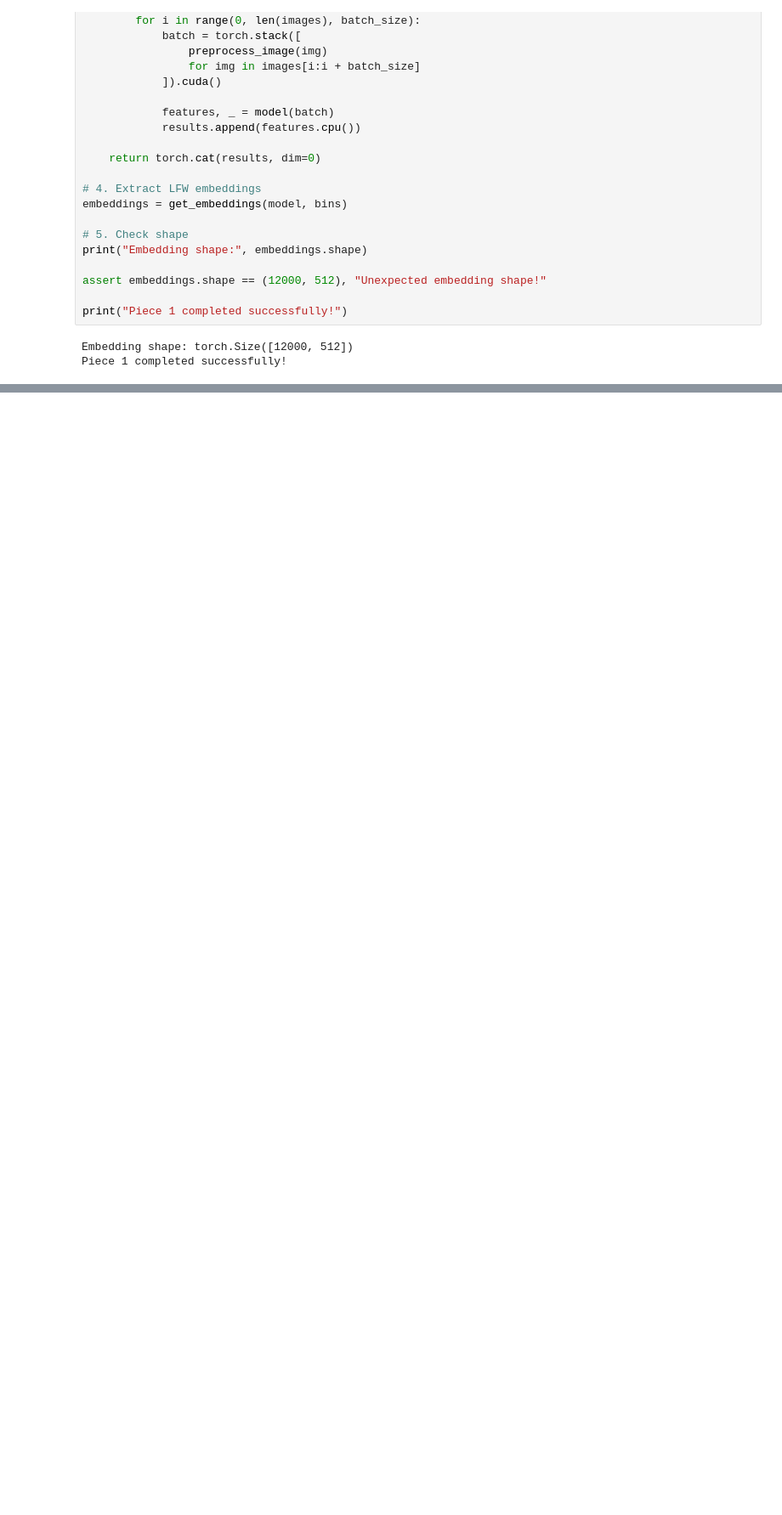
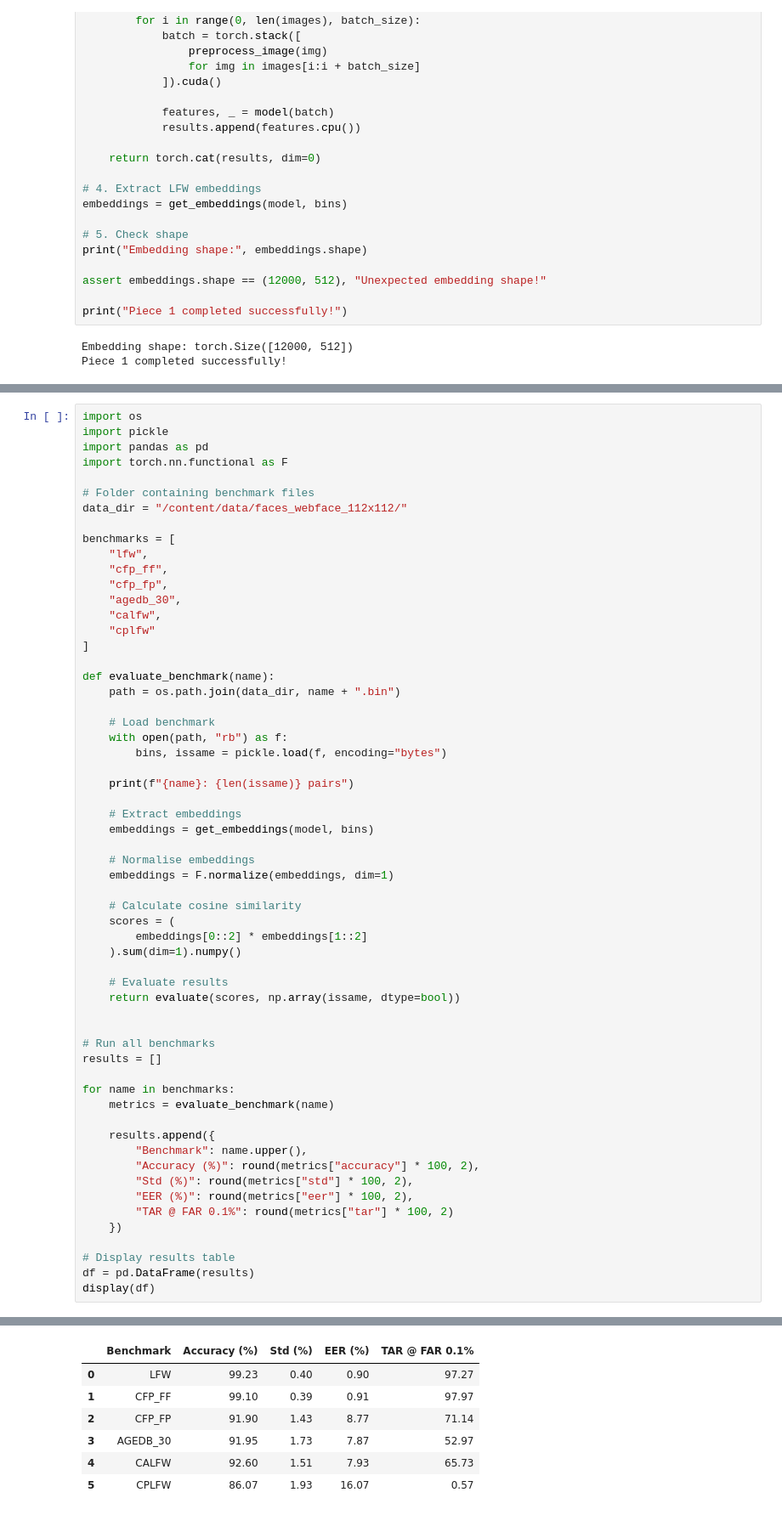
Before and after one commit to sreyabandyo/comp1818_face_verification, a Jupyter notebook: comp1818_face_verification.ipynb, the cells around one changed output, grey strips where cells are left out. Shown at 85% size. Saved outputs shown, nothing was run; the diff lists cells and outputs as text; blank space fills up the shorter version.

```diff
--- a/comp1818_face_verification.ipynb
+++ b/comp1818_face_verification.ipynb
@@ -278,0 +407,60 @@ Piece 1 completed successfully!
+# %%
+import os
+import pickle
+import pandas as pd
+import torch.nn.functional as F
+
+# Folder containing benchmark files
+data_dir = "/content/data/faces_webface_112x112/"
+
+benchmarks = [
+    "lfw",
+    "cfp_ff",
+    "cfp_fp",
+    "agedb_30",
+    "calfw",
+    "cplfw"
+]
+
+def evaluate_benchmark(name):
+    path = os.path.join(data_dir, name + ".bin")
+
+    # Load benchmark
+    with open(path, "rb") as f:
+        bins, issame = pickle.load(f, encoding="bytes")
+
+    print(f"{name}: {len(issame)} pairs")
+
+    # Extract embeddings
+    embeddings = get_embeddings(model, bins)
+
+    # Normalise embeddings
+    embeddings = F.normalize(embeddings, dim=1)
+
+    # Calculate cosine similarity
+    scores = (
+        embeddings[0::2] * embeddings[1::2]
+    ).sum(dim=1).numpy()
+
+    # Evaluate results
+    return evaluate(scores, np.array(issame, dtype=bool))
+
+
+# Run all benchmarks
+results = []
+
+for name in benchmarks:
+    metrics = evaluate_benchmark(name)
+
+    results.append({
+        "Benchmark": name.upper(),
+        "Accuracy (%)": round(metrics["accuracy"] * 100, 2),
+        "Std (%)": round(metrics["std"] * 100, 2),
+        "EER (%)": round(metrics["eer"] * 100, 2),
+        "TAR @ FAR 0.1%": round(metrics["tar"] * 100, 2)
+    })
+
+# Display results table
+df = pd.DataFrame(results)
+display(df)
+# %% [output]
@@ -278,0 +473,7 @@ Piece 1 completed successfully!
+|  | Benchmark | Accuracy (%) | Std (%) | EER (%) | TAR @ FAR 0.1% |
+| 0 | LFW | 99.23 | 0.40 | 0.90 | 97.27 |
+| 1 | CFP_FF | 99.10 | 0.39 | 0.91 | 97.97 |
+| 2 | CFP_FP | 91.90 | 1.43 | 8.77 | 71.14 |
+| 3 | AGEDB_30 | 91.95 | 1.73 | 7.87 | 52.97 |
+| 4 | CALFW | 92.60 | 1.51 | 7.93 | 65.73 |
+| 5 | CPLFW | 86.07 | 1.93 | 16.07 | 0.57 |
```
Also changed, not shown: parts of 6 cells of this notebook, 1 other file.
